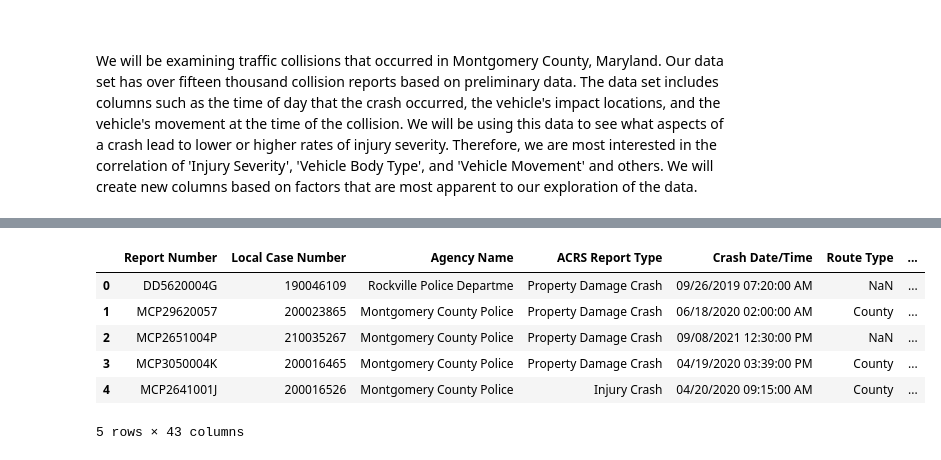
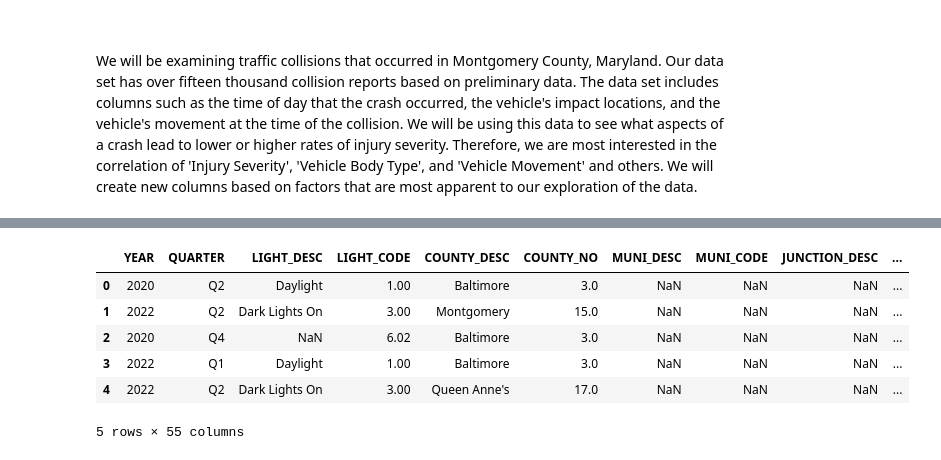
Before and after one commit to mattf4171/Montgomery-County-Collision-Analysis, a Jupyter notebook: analysis.ipynb, the cells around one changed output, grey strips where cells are left out. Saved outputs shown, nothing was run; the diff lists cells and outputs as text; code cells hidden in the pictures.

```diff
--- a/analysis.ipynb
+++ b/analysis.ipynb
@@ -34,10 +57,10 @@ memory usage: 51.7+ MB
 # %%
-df.head()
+df_state.head()
 # %% [output]
-|  | Report Number | Local Case Number | Agency Name | ACRS Report Type | Crash Date/Time | Route Type | ... |
-| 0 | DD5620004G | 190046109 | Rockville Police Departme | Property Damage Crash | 09/26/2019 07:20:00 AM | NaN | ... |
-| 1 | MCP29620057 | 200023865 | Montgomery County Police | Property Damage Crash | 06/18/2020 02:00:00 AM | County | ... |
-| 2 | MCP2651004P | 210035267 | Montgomery County Police | Property Damage Crash | 09/08/2021 12:30:00 PM | NaN | ... |
-| 3 | MCP3050004K | 200016465 | Montgomery County Police | Property Damage Crash | 04/19/2020 03:39:00 PM | County | ... |
-| 4 | MCP2641001J | 200016526 | Montgomery County Police | Injury Crash | 04/20/2020 09:15:00 AM | County | ... |
+|  | YEAR | QUARTER | LIGHT_DESC | LIGHT_CODE | COUNTY_DESC | COUNTY_NO | MUNI_DESC | MUNI_CODE | JUNCTION_DESC | ... |
+| 0 | 2020 | Q2 | Daylight | 1.00 | Baltimore | 3.0 | NaN | NaN | NaN | ... |
+| 1 | 2022 | Q2 | Dark Lights On | 3.00 | Montgomery | 15.0 | NaN | NaN | NaN | ... |
+| 2 | 2020 | Q4 | NaN | 6.02 | Baltimore | 3.0 | NaN | NaN | NaN | ... |
+| 3 | 2022 | Q1 | Daylight | 1.00 | Baltimore | 3.0 | NaN | NaN | NaN | ... |
+| 4 | 2022 | Q2 | Dark Lights On | 3.00 | Queen Anne's | 17.0 | NaN | NaN | NaN | ... |
-5 rows × 43 columns
+5 rows × 55 columns
```
Also changed, not shown: parts of 14 cells of this notebook.
